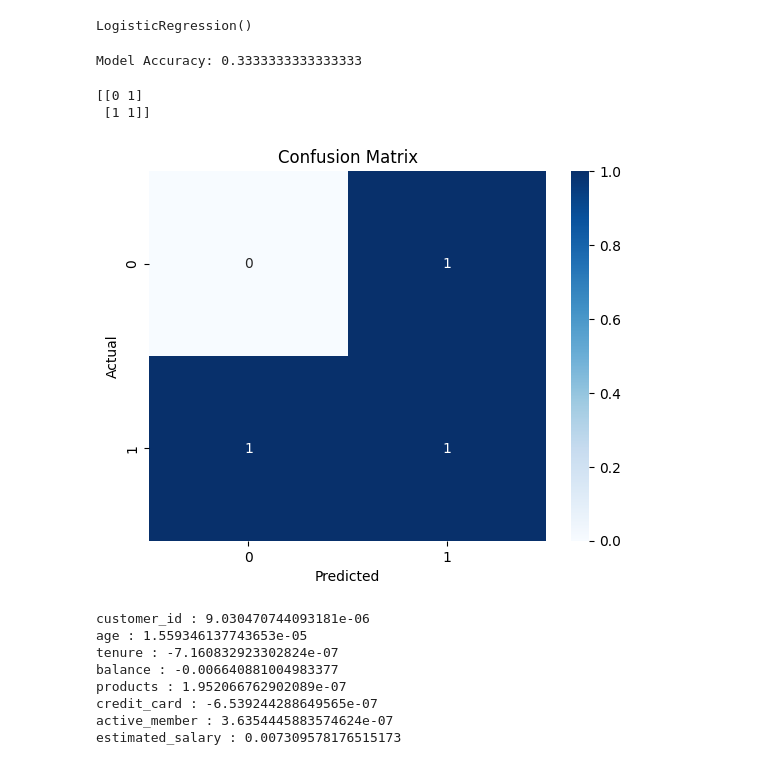
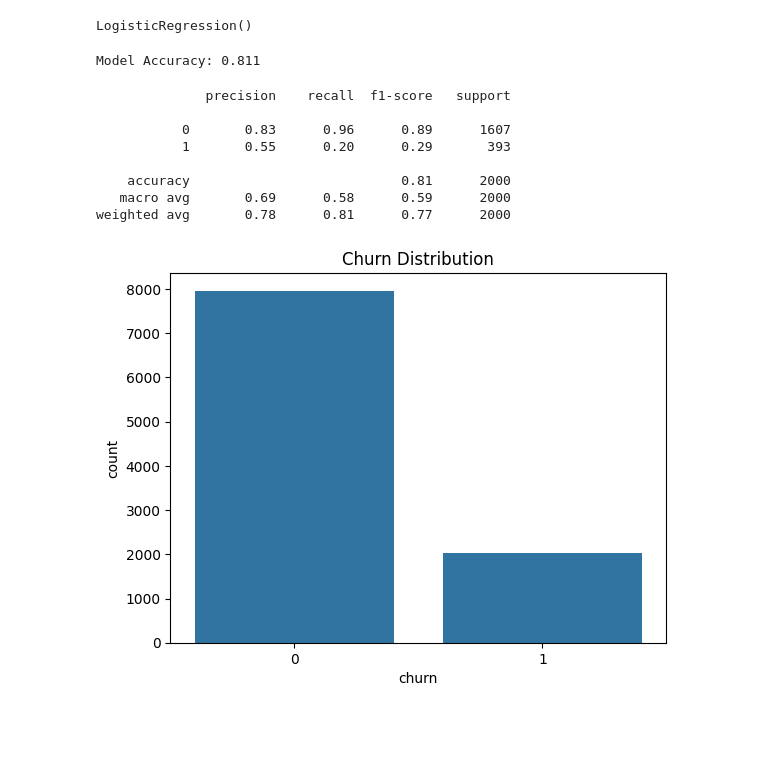
Before and after one commit to Yaswanth-23/customer-churn-prediction, a Jupyter notebook: notebooks/churn_analysis.ipynb, the cells around one changed output. Drawn from its saved outputs; the diff is of its cells as text; code cells hidden in the pictures; blank space fills up the shorter version.

```diff
--- a/notebooks/churn_analysis.ipynb
+++ b/notebooks/churn_analysis.ipynb
@@ -77,45 +57,29 @@ LogisticRegression()
 # %%
-predictions = model.predict(X_test)
+from sklearn.metrics import accuracy_score
 
-from sklearn.metrics import accuracy_score
 accuracy = accuracy_score(y_test, predictions)
-
 print("Model Accuracy:", accuracy)
 # %% [output]
-Model Accuracy: 0.3333333333333333
+Model Accuracy: 0.811
 # %%
-from sklearn.metrics import confusion_matrix
+from sklearn.metrics import classification_report
 
-cm = confusion_matrix(y_test, predictions)
-print(cm)
+print(classification_report(y_test, predictions))
 # %% [output]
-[[0 1]
- [1 1]]
+              precision    recall  f1-score   support
+
+           0       0.83      0.96      0.89      1607
+           1       0.55      0.20      0.29       393
+
+    accuracy                           0.81      2000
+   macro avg       0.69      0.58      0.59      2000
+weighted avg       0.78      0.81      0.77      2000
-# %%
-import seaborn as sns
-import matplotlib.pyplot as plt
-
-sns.heatmap(cm, annot=True, fmt='d', cmap='Blues')
-plt.title("Confusion Matrix")
-plt.xlabel("Predicted")
-plt.ylabel("Actual")
-plt.savefig("../visuals/confusion_matrix.png")
-plt.show()
-# %% [output]
-[figure, removed]
-# %%
-importance = model.coef_[0]
-
-features = X.columns
-
-for i in range(len(features)):
-    print(features[i], ":", importance[i])
-# %% [output]
-customer_id : 9.030470744093181e-06
-age : 1.559346137743653e-05
-tenure : -7.160832923302824e-07
-balance : -0.006640881004983377
-products : 1.952066762902089e-07
-credit_card : -6.539244288649565e-07
-active_member : 3.6354445883574624e-07
-estimated_salary : 0.007309578176515173
+# %%
+plt.figure()
+sns.countplot(x='churn', data=data)
+plt.title("Churn Distribution")
+
+plt.savefig("../visuals/churn_distribution.png")
+plt.show()
+# %% [output]
+[figure, added]
```
Also changed, not shown: parts of 16 cells of this notebook, 7 other files.
